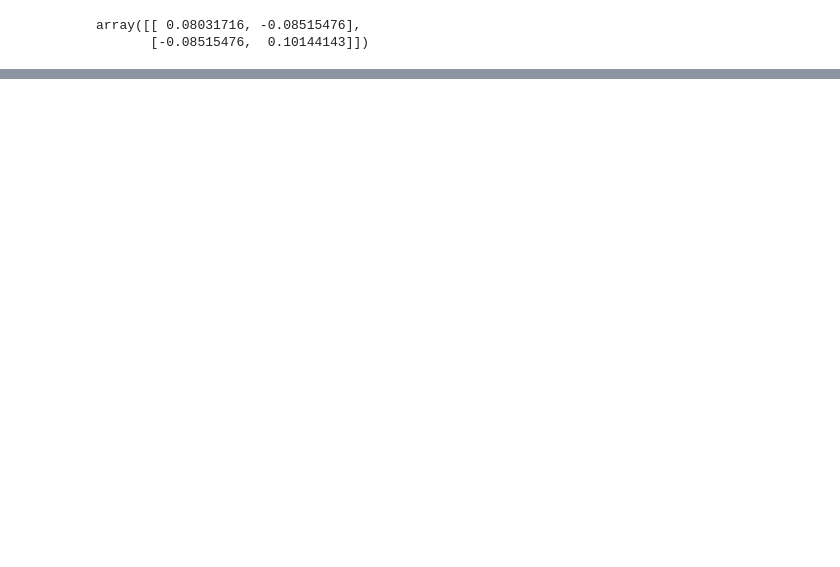
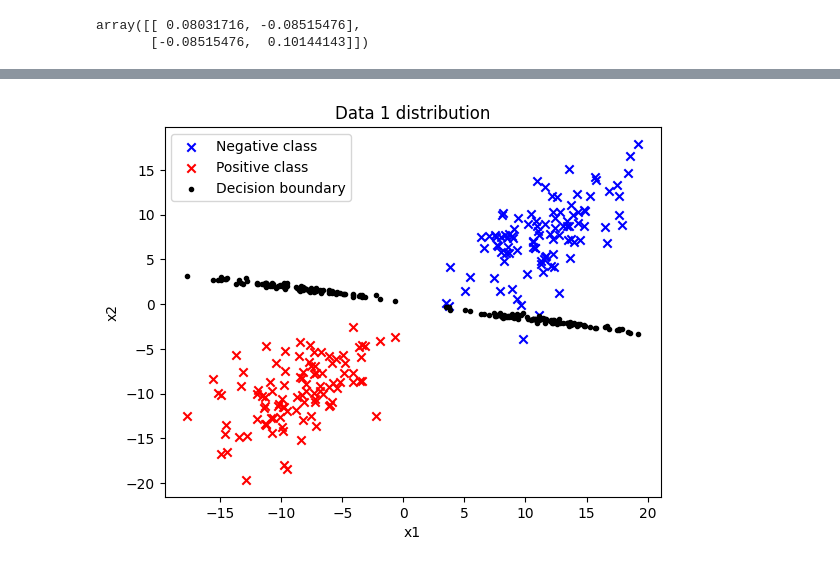
Before and after one commit to AbinashChetia/gda_ac, a Jupyter notebook: example.ipynb, the cells around one changed output, grey strips where cells are left out. Drawn from its saved outputs; the diff is of its cells as text; code cells hidden in the pictures; blank space fills up the shorter version.

```diff
--- a/example.ipynb
+++ b/example.ipynb
@@ -36,12 +49,3 @@ array([[ 0.08031716, -0.08515476],
 # %%
-data1_x_0 = data1_x[data1_y == 0]
-data1_x_1 = data1_x[data1_y == 1]
-
-p_0 = len(data1_x_0) / len(data1_x)
-p_1 = len(data1_x_1) / len(data1_x)
-
-mean_0 = data1_x_0.mean()
-mean_1 = data1_x_1.mean()
-
-w = np.dot((mean_0 - mean_1), feats_cov_inv)
+w = np.dot((mean_1 - mean_0), feats_cov_inv)
 w_0 = np.log(p_1 / p_0) - 0.5 * np.dot(np.dot(mean_1, feats_cov_inv), mean_1) + 0.5 * np.dot(np.dot(mean_0, feats_cov_inv), mean_0)
@@ -62,0 +89,11 @@ plt.show()
+# %%
+plt.scatter(data1_x_0[0], data1_x_0[1], c='b', marker='x', label='Negative class')
+plt.scatter(data1_x_1[0], data1_x_1[1], c='r', marker='x', label='Positive class')
+plt.scatter(data1[0], pred_prob, c='black', marker='.', label='Decision boundary')
+plt.xlabel('x1')
+plt.ylabel('x2')
+plt.legend()
+plt.title('Data 1 distribution')
+plt.show()
+# %% [output]
+[figure, added]
```
Also changed, not shown: parts of 8 cells of this notebook.
